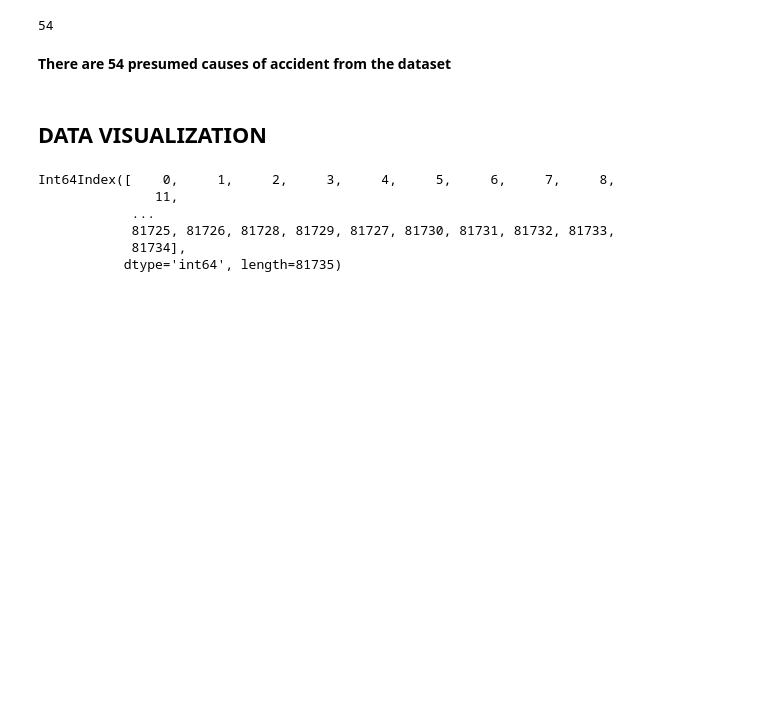
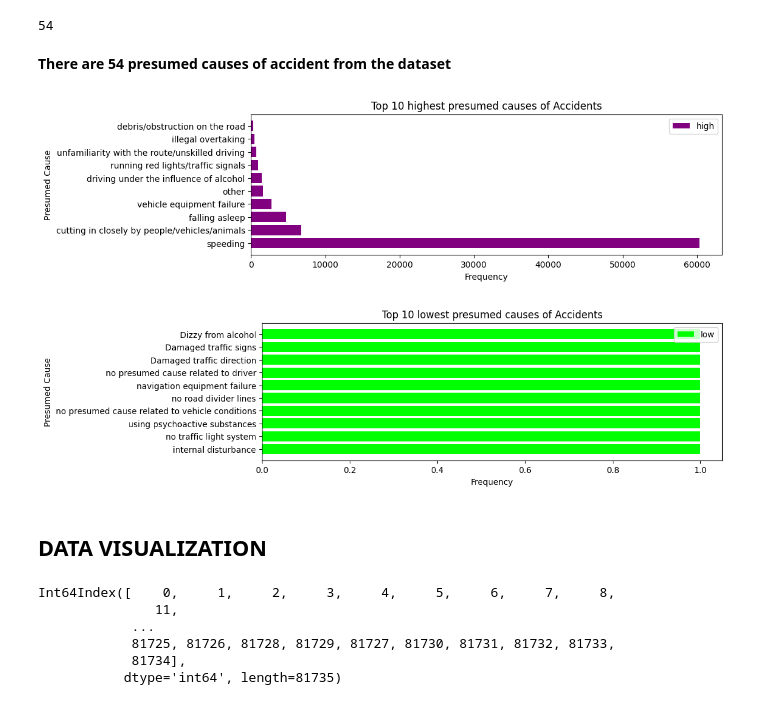
Before and after one commit to LegendSeyi/Thai_Road_Accident_Data_Analysis, a Jupyter notebook: Thai_Road_Accident_data_analysis.ipynb, the cells around one changed output. Saved outputs shown, nothing was run; the diff lists cells and outputs as text; code cells hidden in the pictures; blank space fills up the shorter version.

```diff
--- a/Thai_Road_Accident_data_analysis.ipynb
+++ b/Thai_Road_Accident_data_analysis.ipynb
@@ -1295,6 +1295,36 @@ data['presumed_cause'].nunique()
 54
 # %% [markdown]
 **There are 54 presumed causes of accident from the dataset**
+# %%
+plt.figure(figsize=(10,3))
+value_countsss = data['presumed_cause'].value_counts().head(10)
+value_countssss = data['presumed_cause'].value_counts().tail(10)
+
+# Plot the bar chart with rotated x-axis labels
+plt.barh(value_countsss.index, value_countsss.values, color='purple', label='high')
+# Customize the plot
+plt.ylabel('Presumed Cause')
+plt.xlabel('Frequency')
+plt.title('Top 10 highest presumed causes of Accidents')
+plt.xticks(rotation=0)  # Rotate x-axis labels to 90 degrees for better visibility
+
+# Show the plot
+plt.legend()
+plt.show()
+
+plt.figure(figsize=(10,3))
+plt.barh(value_countssss.index, value_countssss.values, color='lime', label='low')
+# Customize the plot
+plt.ylabel('Presumed Cause')
+plt.xlabel('Frequency')
+plt.title('Top 10 lowest presumed causes of Accidents')
+plt.xticks(rotation=0)  # Rotate x-axis labels to 90 degrees for better visibility
+# Show the plot
+plt.legend()
+plt.show()
+# %% [output]
+[figure, added]
+[figure, added]
 # %% [markdown]
 ## **DATA VISUALIZATION**
 # %%
```
